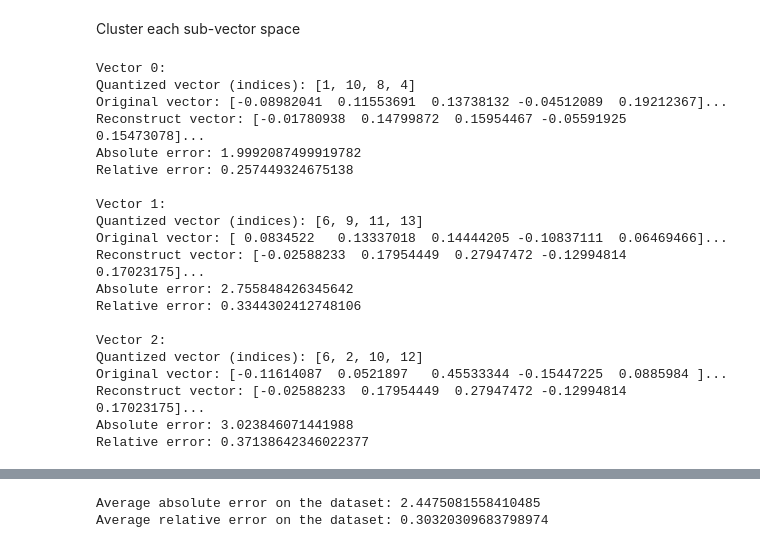
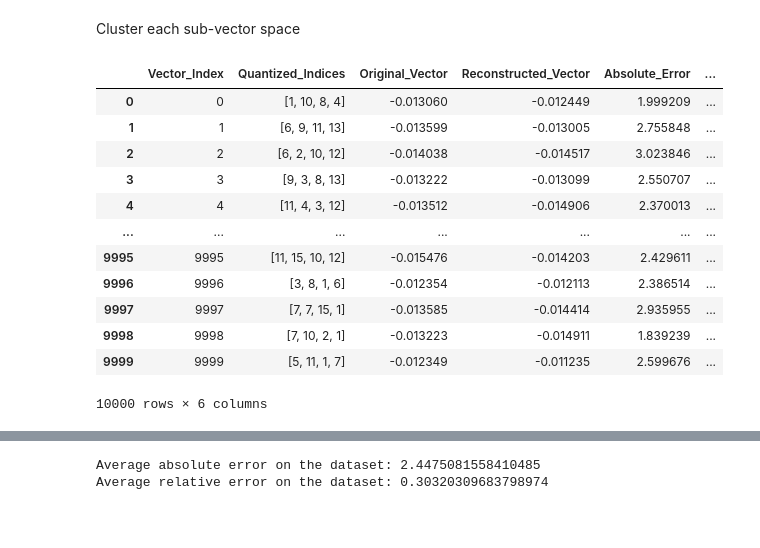
Before and after one commit to igor531205/applied_machine_learning_tasks, a Jupyter notebook: hw3_vector_quantization.ipynb, the cells around one changed output, grey strips where cells are left out. Drawn from its saved outputs; the diff is of its cells as text; code cells hidden in the pictures; blank space fills up the shorter version.

```diff
--- a/hw3_vector_quantization.ipynb
+++ b/hw3_vector_quantization.ipynb
@@ -88,41 +90,37 @@ for i, sub_vector in enumerate(sub_vectors):
     kmeans_models.append(kmeans)
     codebooks.append(kmeans.cluster_centers_)
 # %%
-num_vectors = 3
-for i in range(num_vectors):
+data = []
+for i in range(len(tokens)):
     original = tokens[i]
     quantized = quantize_vector(original)
     reconstructed = reconstruct_vector(quantized)
     abs_error = absolute_error(original, reconstructed)
     rel_error = relative_error(original, reconstructed)
+    vector_data = {
+        'Vector_Index': i,
+        'Quantized_Indices': quantized,
+        'Original_Vector': mean(original),
+        'Reconstructed_Vector': mean(reconstructed),
+        'Absolute_Error': abs_error,
+        'Relative_Error': rel_error
+    }
+    data.append(vector_data)
 
-    print(f'Vector {i}:')
-    print(f'Quantized vector (indices): {quantized}')
-    print(f'Original vector: {original[:5]}...')
-    print(f'Reconstruct vector: {reconstructed[:5]}...')
-    print(f'Absolute error: {abs_error}')
-    print(f'Relative error: {rel_error}')
-    print()
+pd.DataFrame(data)
 # %% [output]
+|  | Vector_Index | Quantized_Indices | Original_Vector | Reconstructed_Vector | Absolute_Error | ... |
+| 0 | 0 | [1, 10, 8, 4] | -0.013060 | -0.012449 | 1.999209 | ... |
+| 1 | 1 | [6, 9, 11, 13] | -0.013599 | -0.013005 | 2.755848 | ... |
+| 2 | 2 | [6, 2, 10, 12] | -0.014038 | -0.014517 | 3.023846 | ... |
+| 3 | 3 | [9, 3, 8, 13] | -0.013222 | -0.013099 | 2.550707 | ... |
+| 4 | 4 | [11, 4, 3, 12] | -0.013512 | -0.014906 | 2.370013 | ... |
+| ... | ... | ... | ... | ... | ... | ... |
+| 9995 | 9995 | [11, 15, 10, 12] | -0.015476 | -0.014203 | 2.429611 | ... |
+| 9996 | 9996 | [3, 8, 1, 6] | -0.012354 | -0.012113 | 2.386514 | ... |
+| 9997 | 9997 | [7, 7, 15, 1] | -0.013585 | -0.014414 | 2.935955 | ... |
+| 9998 | 9998 | [7, 10, 2, 1] | -0.013223 | -0.014911 | 1.839239 | ... |
+| 9999 | 9999 | [5, 11, 1, 7] | -0.012349 | -0.011235 | 2.599676 | ... |
-Vector 0:
-Quantized vector (indices): [1, 10, 8, 4]
-Original vector: [-0.08982041  0.11553691  0.13738132 -0.04512089  0.19212367]...
-Reconstruct vector: [-0.01780938  0.14799872  0.15954467 -0.05591925  0.15473078]...
-Absolute error: 1.9992087499919782
-Relative error: 0.257449324675138
-
-Vector 1:
-Quantized vector (indices): [6, 9, 11, 13]
-Original vector: [ 0.0834522   0.13337018  0.14444205 -0.10837111  0.06469466]...
-Reconstruct vector: [-0.02588233  0.17954449  0.27947472 -0.12994814  0.17023175]...
-Absolute error: 2.755848426345642
-Relative error: 0.3344302412748106
-
-Vector 2:
-Quantized vector (indices): [6, 2, 10, 12]
-Original vector: [-0.11614087  0.0521897   0.45533344 -0.15447225  0.0885984 ]...
-Reconstruct vector: [-0.02588233  0.17954449  0.27947472 -0.12994814  0.17023175]...
-Absolute error: 3.023846071441988
-Relative error: 0.37138642346022377
+10000 rows × 6 columns
 # %%
 num_codebooks = 3
```
Also changed, not shown: parts of 2 cells of this notebook.
